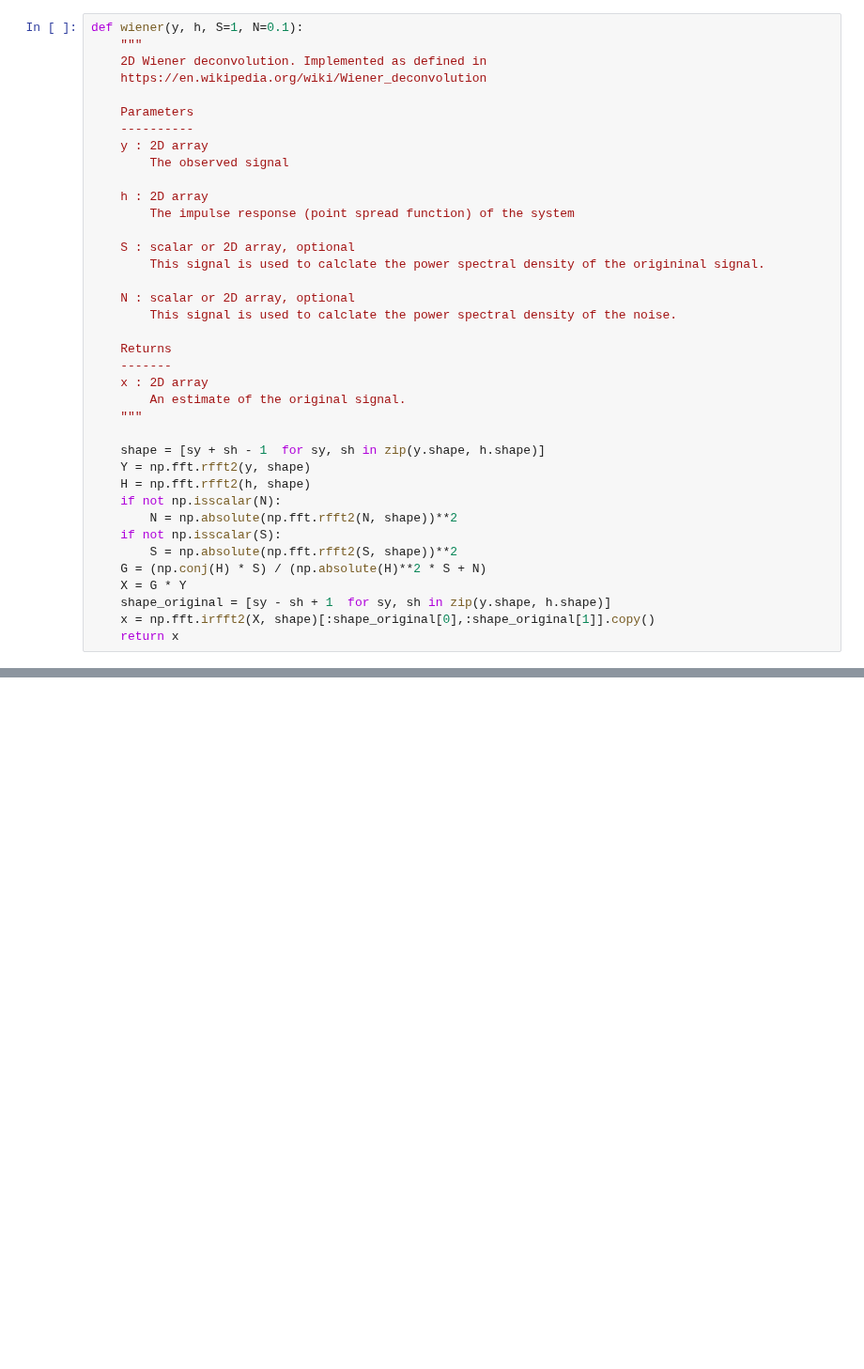
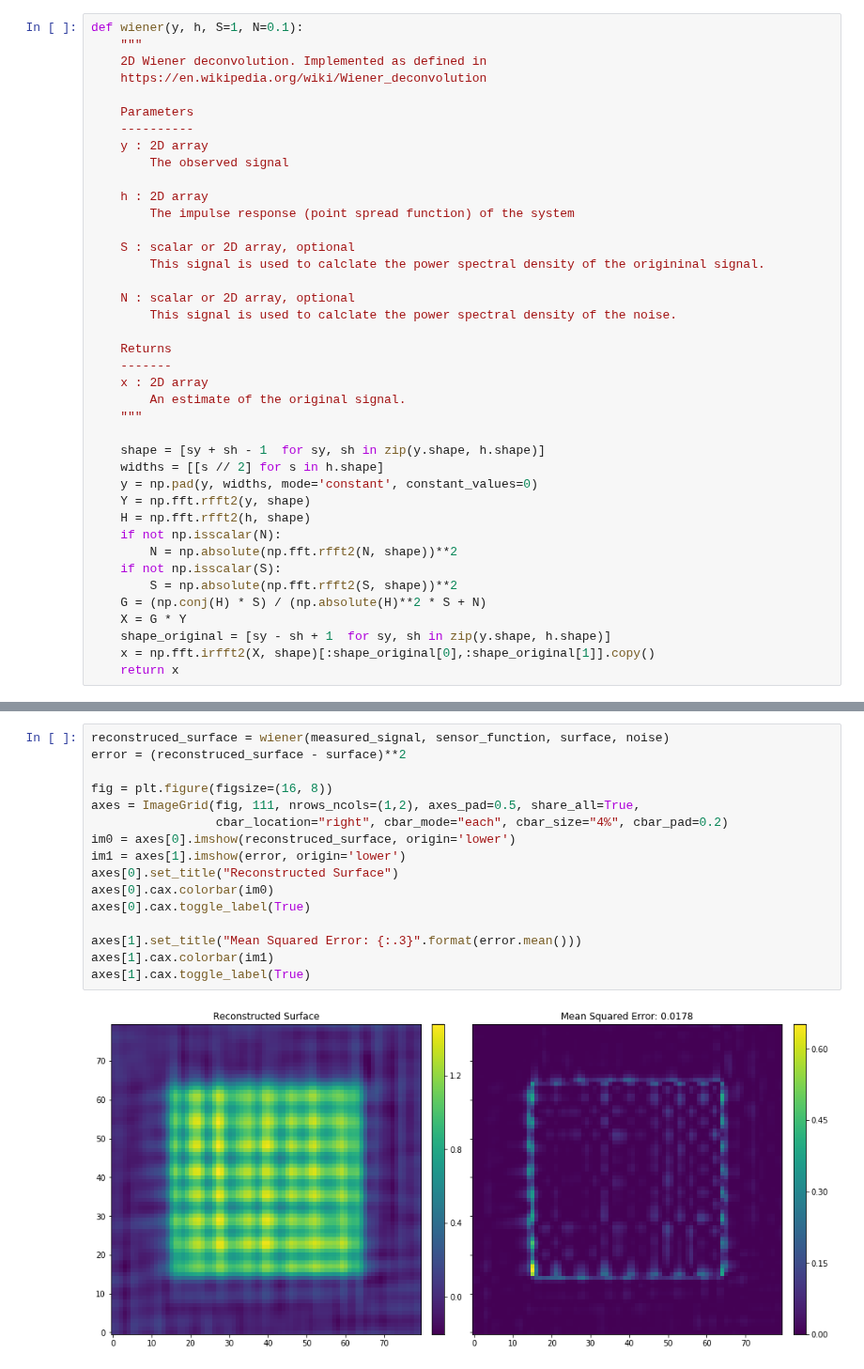
Before and after one commit to benjamingmeiner/kapascan, a Jupyter notebook: theory/deconvolution2D.ipynb, the cells around one changed output, grey strips where cells are left out. Shown at 94% size. Saved outputs shown, nothing was run; the diff lists cells and outputs as text; blank space fills up the shorter version.

```diff
--- a/theory/deconvolution2D.ipynb
+++ b/theory/deconvolution2D.ipynb
@@ -32,6 +32,8 @@ def wiener(y, h, S=1, N=0.1):
     """
 
     shape = [sy + sh - 1  for sy, sh in zip(y.shape, h.shape)]
+    widths = [[s // 2] for s in h.shape]
+    y = np.pad(y, widths, mode='constant', constant_values=0)
     Y = np.fft.rfft2(y, shape)
     H = np.fft.rfft2(h, shape)
     if not np.isscalar(N):
@@ -102,0 +85,18 @@ f.colorbar(im2, cax=cax2);
+# %%
+reconstruced_surface = wiener(measured_signal, sensor_function, surface, noise)
+error = (reconstruced_surface - surface)**2
+
+fig = plt.figure(figsize=(16, 8))
+axes = ImageGrid(fig, 111, nrows_ncols=(1,2), axes_pad=0.5, share_all=True,
+                 cbar_location="right", cbar_mode="each", cbar_size="4%", cbar_pad=0.2)
+im0 = axes[0].imshow(reconstruced_surface, origin='lower')
+im1 = axes[1].imshow(error, origin='lower')
+axes[0].set_title("Reconstructed Surface")
+axes[0].cax.colorbar(im0)
+axes[0].cax.toggle_label(True)
+
+axes[1].set_title("Mean Squared Error: {:.3}".format(error.mean()))
+axes[1].cax.colorbar(im1)
+axes[1].cax.toggle_label(True)
+# %% [output]
+[figure, added]
```
Also changed, not shown: parts of 6 cells of this notebook.
